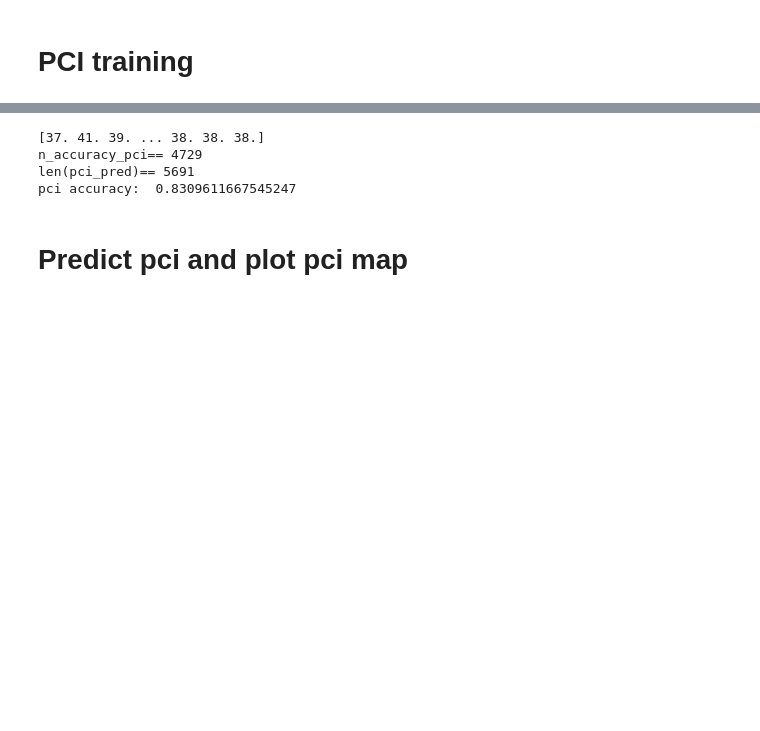
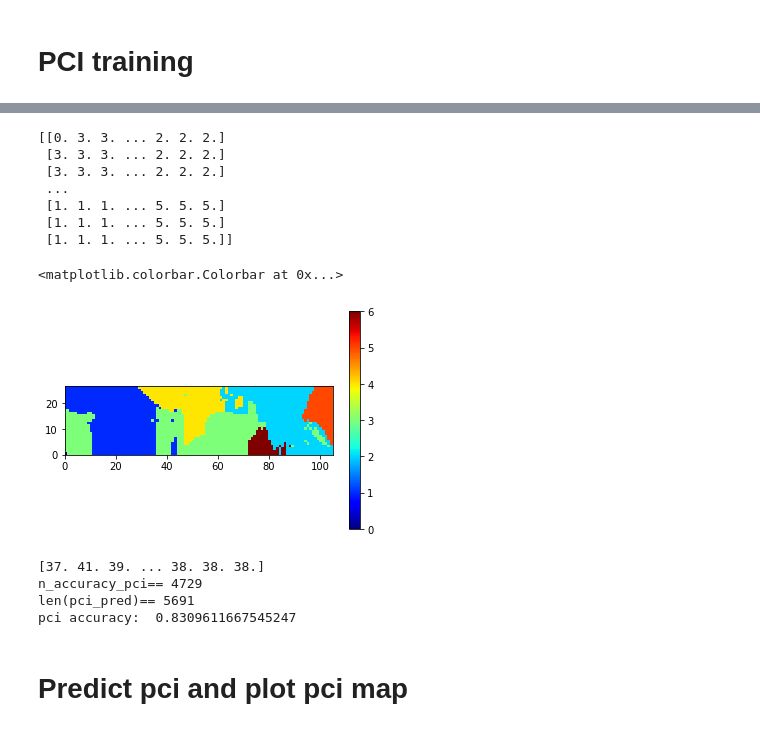
Before and after one commit to KJtiming/RadioMap, a Jupyter notebook: data_zone.ipynb, the cells around one changed output, grey strips where cells are left out. Saved outputs shown, nothing was run; the diff lists cells and outputs as text; code cells hidden in the pictures; blank space fills up the shorter version.

```diff
--- a/data_zone.ipynb
+++ b/data_zone.ipynb
@@ -186,0 +226,4 @@ To retain the current behavior and silence the warning, pass sort=False
+# %%
+data = np.genfromtxt('zone_compare1_nosort_np.csv', delimiter=',')
+print(data)
+print(len(data))
@@ -186,0 +265,17 @@ To retain the current behavior and silence the warning, pass sort=False
+# %%
+X = data[:218,1:3]
+y = data[:218,3]
+modelClassifier = KNeighborsClassifier(n_neighbors=3)
+pci_pred = modelClassifier.fit(X, y).predict(data[219:,1:3])
+print(pci_pred)
+print("len(pci_pred)==",len(pci_pred))
+data[219:,3] = pci_pred
+print (data)
+np.savetxt('./result_pci/zone_knn_result.csv', data, delimiter=',', fmt='%f')
+
+df = pd.DataFrame(data,columns = ['pci','x','y','zone'])
+print (df.tail())
+df = df.sort_values(by=['y','x'])
+print (df.tail())
+df.to_csv('./result_pci/zone_knn_result_sort.csv')
+df=df.values
@@ -187,3 +300,24 @@ To retain the current behavior and silence the warning, pass sort=False
+# %%
+map_size = [105, 27]
+x_resolution = map_size[0]
+y_resolution = map_size[1]
+data_plot = (df[:,3]).reshape(27, 105)
+img = plt.imread("./pic/51_5F-3.png")
+print(data_plot)
+
+plt.imshow(img, zorder=0, extent=[0, map_size[0], 0, map_size[1]])
+heatmap_rsrp = plt.pcolor(data_plot,cmap='jet',alpha=1)
+plt.colorbar()
+# %% [output]
+[[0. 3. 3. ... 2. 2. 2.]
+ [3. 3. 3. ... 2. 2. 2.]
+ [3. 3. 3. ... 2. 2. 2.]
+ ...
+ [1. 1. 1. ... 5. 5. 5.]
+ [1. 1. 1. ... 5. 5. 5.]
+ [1. 1. 1. ... 5. 5. 5.]]
+<matplotlib.colorbar.Colorbar at 0x...>
+[figure, added]
 # %%
 X = train_part_test[:,0:2]
 y = train_part_test[:,2]
```
Also changed, not shown: parts of 12 cells of this notebook, 15 other files.
